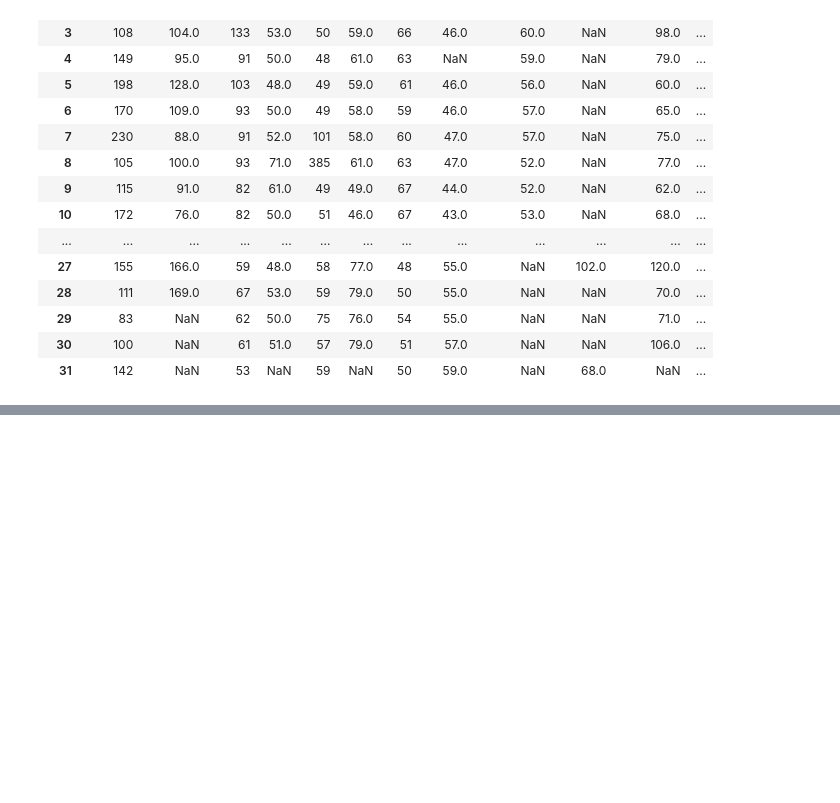
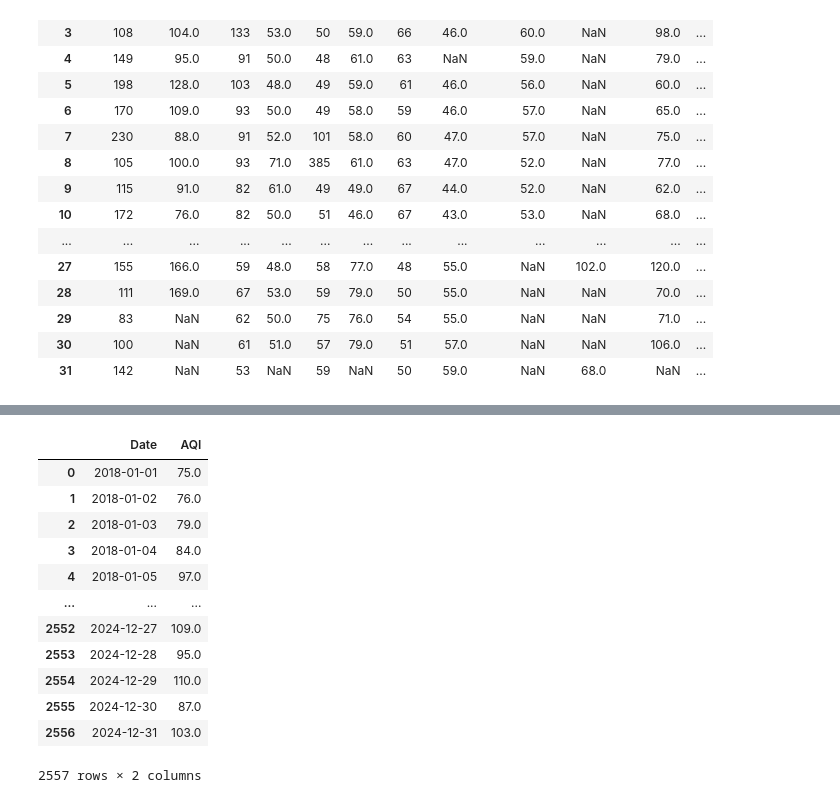
Before and after one commit to orkatoons/pune-aqi-predictor, a Jupyter notebook: notebooks/Data-ingestion.ipynb, the cells around one changed output, grey strips where cells are left out. Cells and saved outputs as stored; diff of their text form; code cells hidden in the pictures; blank space fills up the shorter version.

```diff
--- a/notebooks/Data-ingestion.ipynb
+++ b/notebooks/Data-ingestion.ipynb
@@ -161,0 +257,18 @@ Date doesn't exist going to next
+# %%
+file_to_export = file_to_export.drop("index", axis=1)
+# %%
+file_to_export
+# %% [output]
+|  | Date | AQI |
+| 0 | 2018-01-01 | 75.0 |
+| 1 | 2018-01-02 | 76.0 |
+| 2 | 2018-01-03 | 79.0 |
+| 3 | 2018-01-04 | 84.0 |
+| 4 | 2018-01-05 | 97.0 |
+| ... | ... | ... |
+| 2552 | 2024-12-27 | 109.0 |
+| 2553 | 2024-12-28 | 95.0 |
+| 2554 | 2024-12-29 | 110.0 |
+| 2555 | 2024-12-30 | 87.0 |
+| 2556 | 2024-12-31 | 103.0 |
+2557 rows × 2 columns
```
Also changed, not shown: parts of 16 cells of this notebook, 4 other files.
